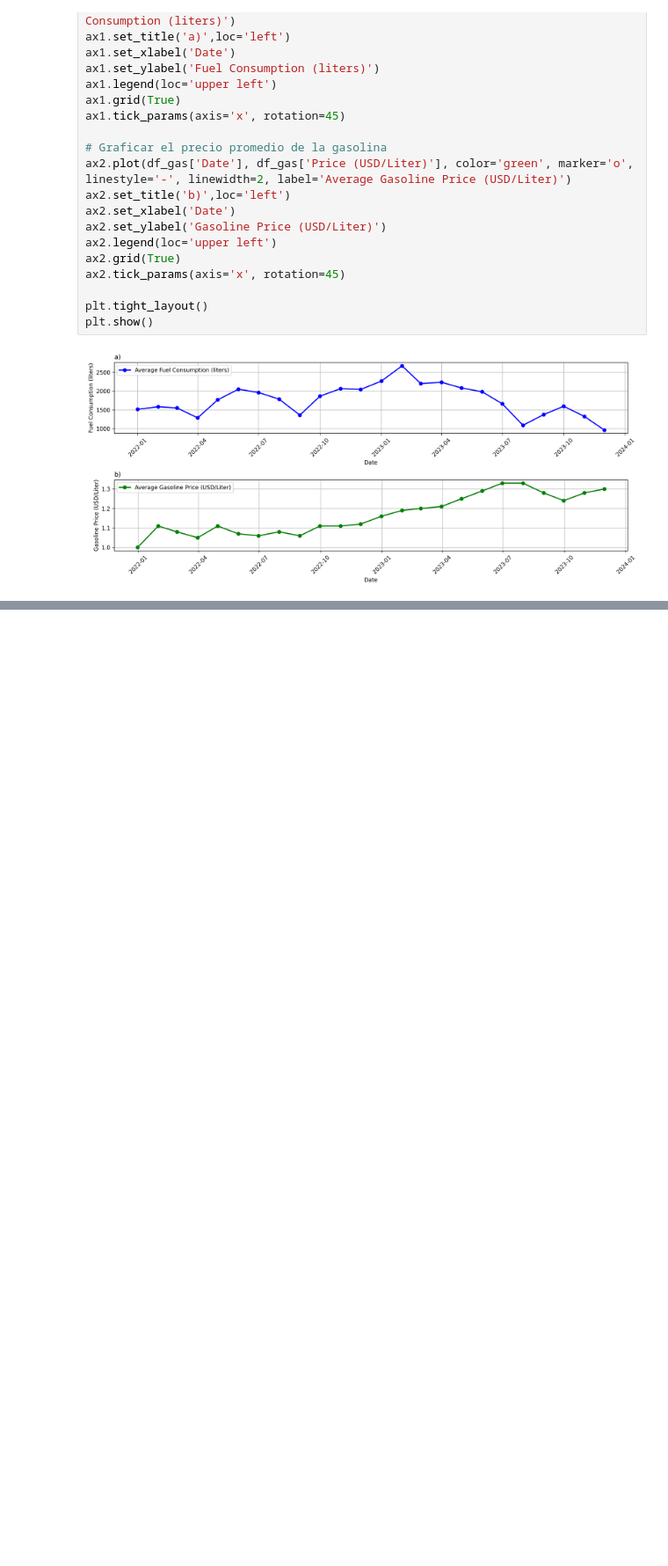
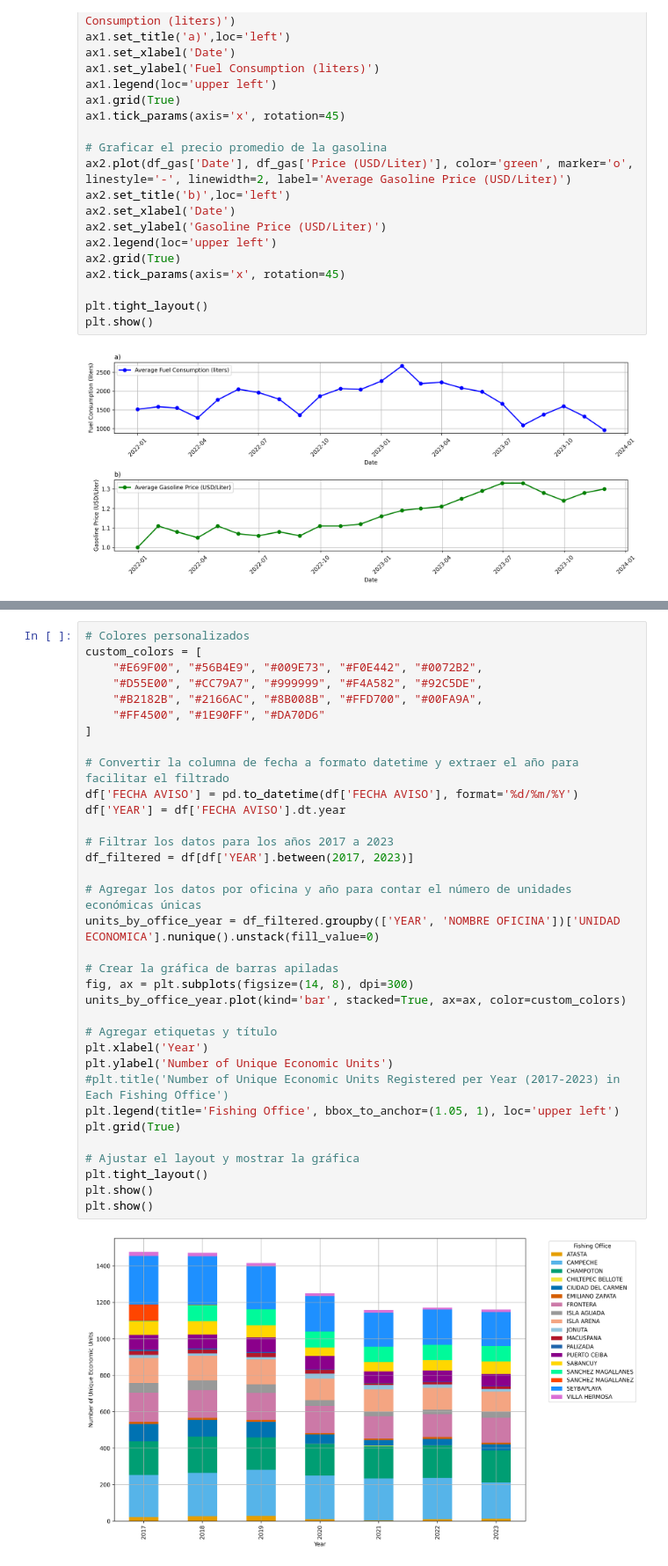
Before and after one commit to Marine-Data-Lab/Nemos_vms_analisys, a Jupyter notebook: analysis_notebook.ipynb, the cells around one changed output, grey strips where cells are left out. Shown at 88% size. Saved outputs shown, nothing was run; the diff lists cells and outputs as text; blank space fills up the shorter version.

```diff
--- a/analysis_notebook.ipynb
+++ b/analysis_notebook.ipynb
@@ -508,0 +614,36 @@ plt.show()
+# %%
+# Colores personalizados
+custom_colors = [
+    "#E69F00", "#56B4E9", "#009E73", "#F0E442", "#0072B2",
+    "#D55E00", "#CC79A7", "#999999", "#F4A582", "#92C5DE",
+    "#B2182B", "#2166AC", "#8B008B", "#FFD700", "#00FA9A",
+    "#FF4500", "#1E90FF", "#DA70D6"
+]
+
+# Convertir la columna de fecha a formato datetime y extraer el año para facilitar el filtrado
+df['FECHA AVISO'] = pd.to_datetime(df['FECHA AVISO'], format='%d/%m/%Y')
+df['YEAR'] = df['FECHA AVISO'].dt.year
+
+# Filtrar los datos para los años 2017 a 2023
+df_filtered = df[df['YEAR'].between(2017, 2023)]
+
+# Agregar los datos por oficina y año para contar el número de unidades económicas únicas
+units_by_office_year = df_filtered.groupby(['YEAR', 'NOMBRE OFICINA'])['UNIDAD ECONOMICA'].nunique().unstack(fill_value=0)
+
+# Crear la gráfica de barras apiladas
+fig, ax = plt.subplots(figsize=(14, 8), dpi=300)
+units_by_office_year.plot(kind='bar', stacked=True, ax=ax, color=custom_colors)
+
+# Agregar etiquetas y título
+plt.xlabel('Year')
+plt.ylabel('Number of Unique Economic Units')
+#plt.title('Number of Unique Economic Units Registered per Year (2017-2023) in Each Fishing Office')
+plt.legend(title='Fishing Office', bbox_to_anchor=(1.05, 1), loc='upper left')
+plt.grid(True)
+
+# Ajustar el layout y mostrar la gráfica
+plt.tight_layout()
+plt.show()
+plt.show()
+# %% [output]
+[figure, added]
```
Also changed, not shown: parts of 2 cells of this notebook, 2 other files.
